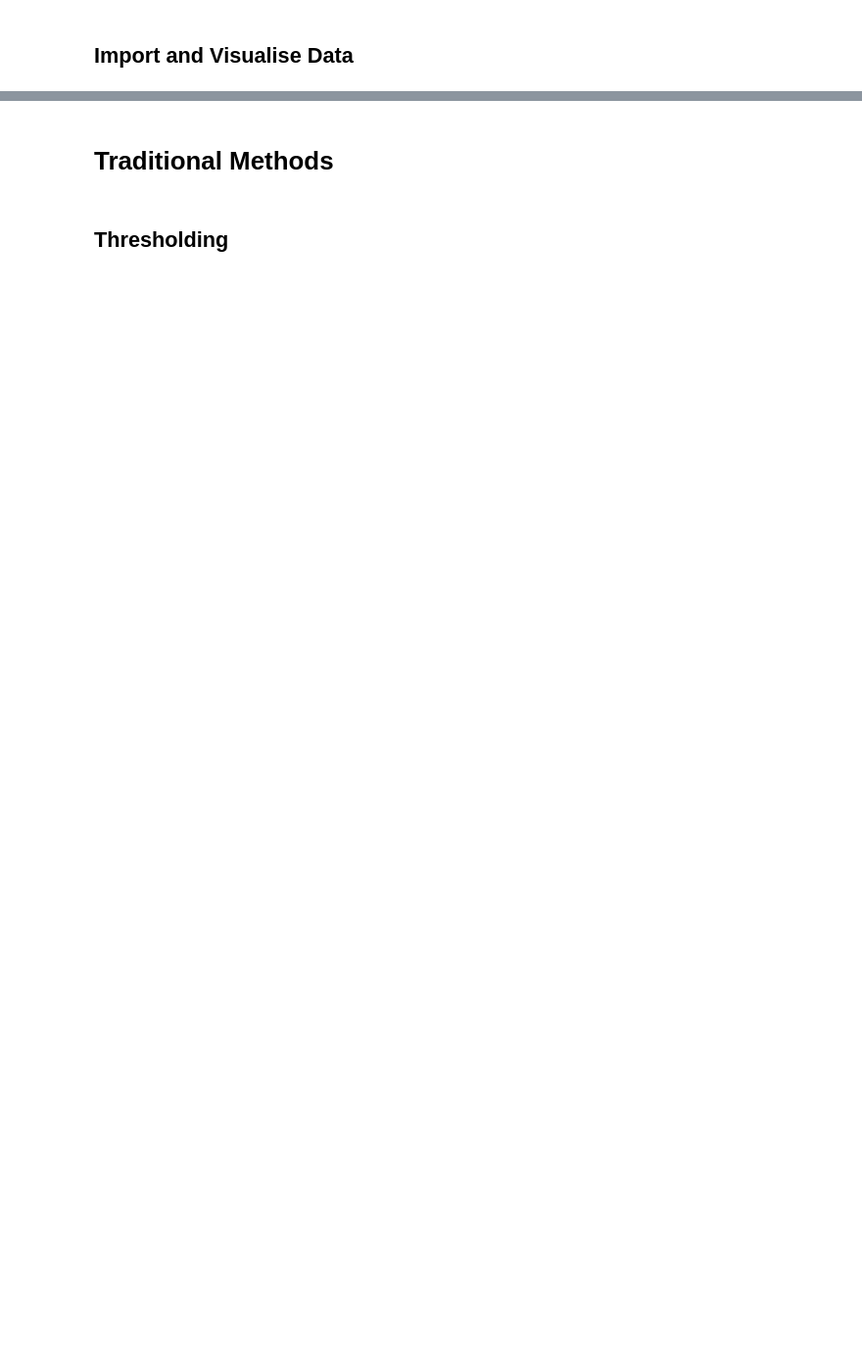
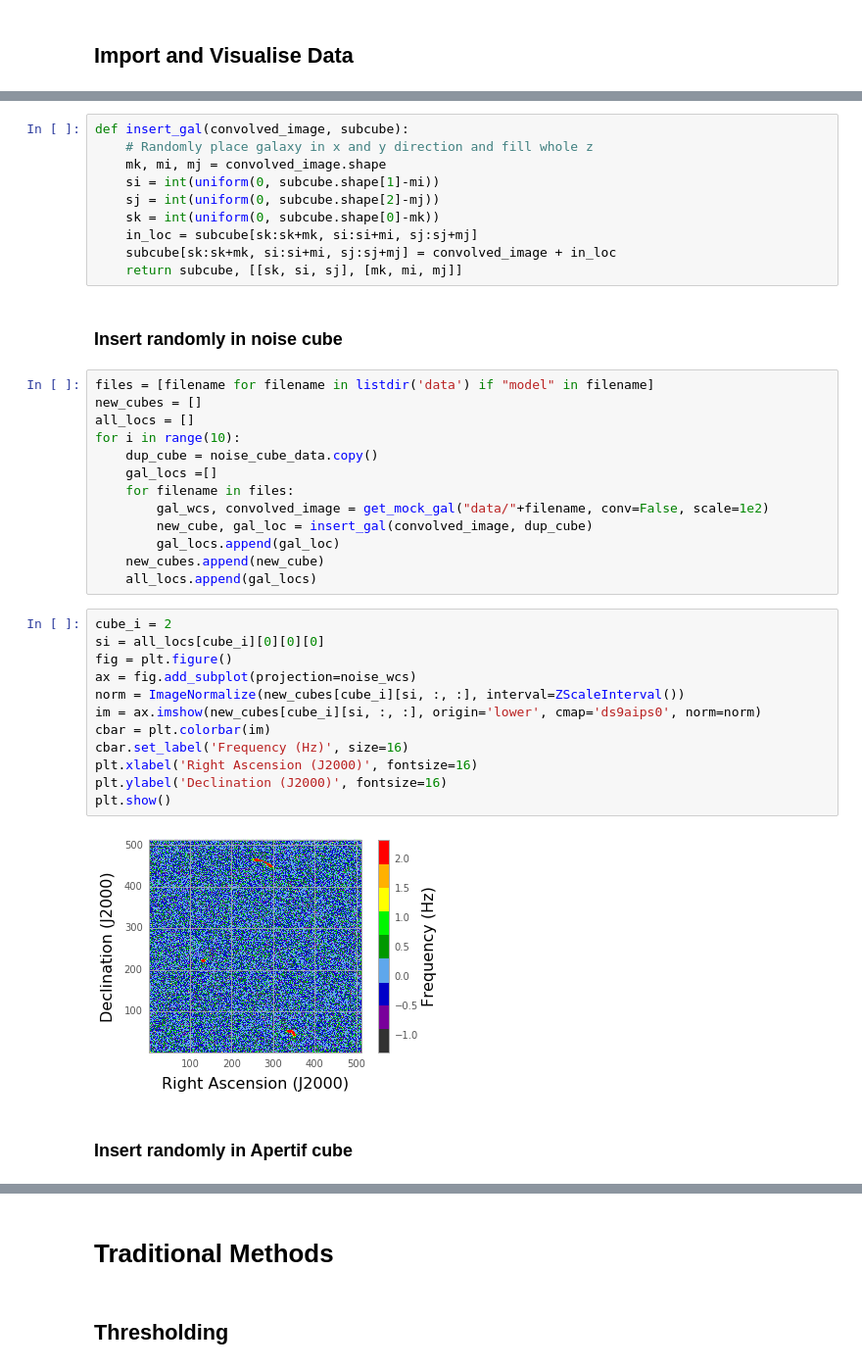
Before and after one commit to Jbarkai/HISourceFinder, a Jupyter notebook: Practice methods.ipynb, the cells around one changed output, grey strips where cells are left out. Shown at 98% size. Saved outputs shown, nothing was run; the diff lists cells and outputs as text; blank space fills up the shorter version.

```diff
--- a/Practice methods.ipynb
+++ b/Practice methods.ipynb
@@ -85,0 +142,41 @@ Artifical galaxies
+# %%
+def insert_gal(convolved_image, subcube):
+    # Randomly place galaxy in x and y direction and fill whole z
+    mk, mi, mj = convolved_image.shape
+    si = int(uniform(0, subcube.shape[1]-mi))
+    sj = int(uniform(0, subcube.shape[2]-mj))
+    sk = int(uniform(0, subcube.shape[0]-mk))
+    in_loc = subcube[sk:sk+mk, si:si+mi, sj:sj+mj]
+    subcube[sk:sk+mk, si:si+mi, sj:sj+mj] = convolved_image + in_loc
+    return subcube, [[sk, si, sj], [mk, mi, mj]]
+# %% [markdown]
+### Insert randomly in noise cube
+# %%
+files = [filename for filename in listdir('data') if "model" in filename]
+new_cubes = []
+all_locs = []
+for i in range(10):
+    dup_cube = noise_cube_data.copy()
+    gal_locs =[]
+    for filename in files:
+        gal_wcs, convolved_image = get_mock_gal("data/"+filename, conv=False, scale=1e2)
+        new_cube, gal_loc = insert_gal(convolved_image, dup_cube)
+        gal_locs.append(gal_loc)
+    new_cubes.append(new_cube)
+    all_locs.append(gal_locs)
+# %%
+cube_i = 2
+si = all_locs[cube_i][0][0][0]
+fig = plt.figure()
+ax = fig.add_subplot(projection=noise_wcs)
+norm = ImageNormalize(new_cubes[cube_i][si, :, :], interval=ZScaleInterval())
+im = ax.imshow(new_cubes[cube_i][si, :, :], origin='lower', cmap='ds9aips0', norm=norm)
+cbar = plt.colorbar(im)
+cbar.set_label('Frequency (Hz)', size=16)
+plt.xlabel('Right Ascension (J2000)', fontsize=16)
+plt.ylabel('Declination (J2000)', fontsize=16)
+plt.show()
+# %% [output]
+[figure, added]
+# %% [markdown]
+### Insert randomly in Apertif cube
```
Also changed, not shown: parts of 21 cells of this notebook, 4 other files.
